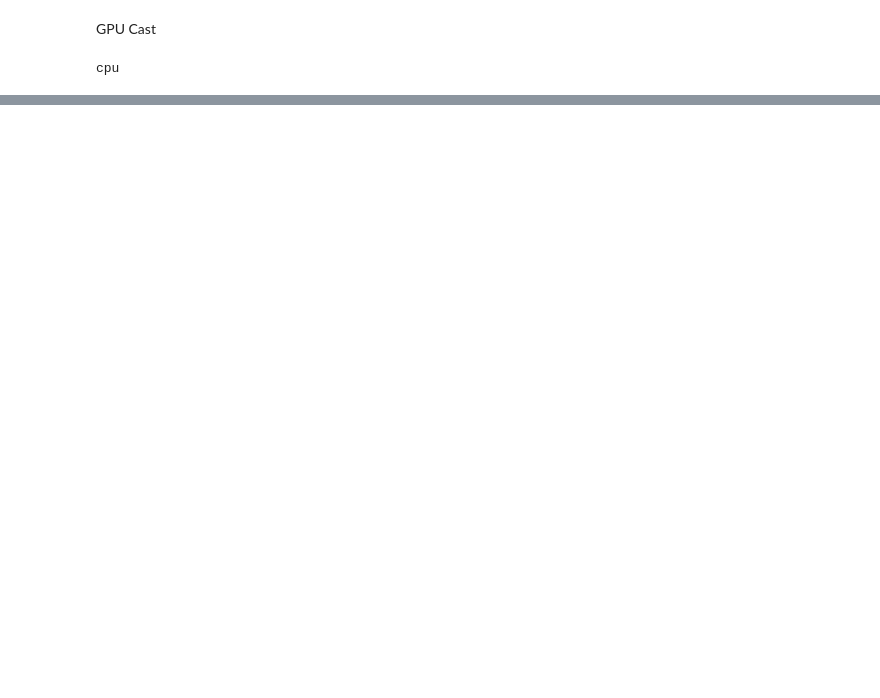
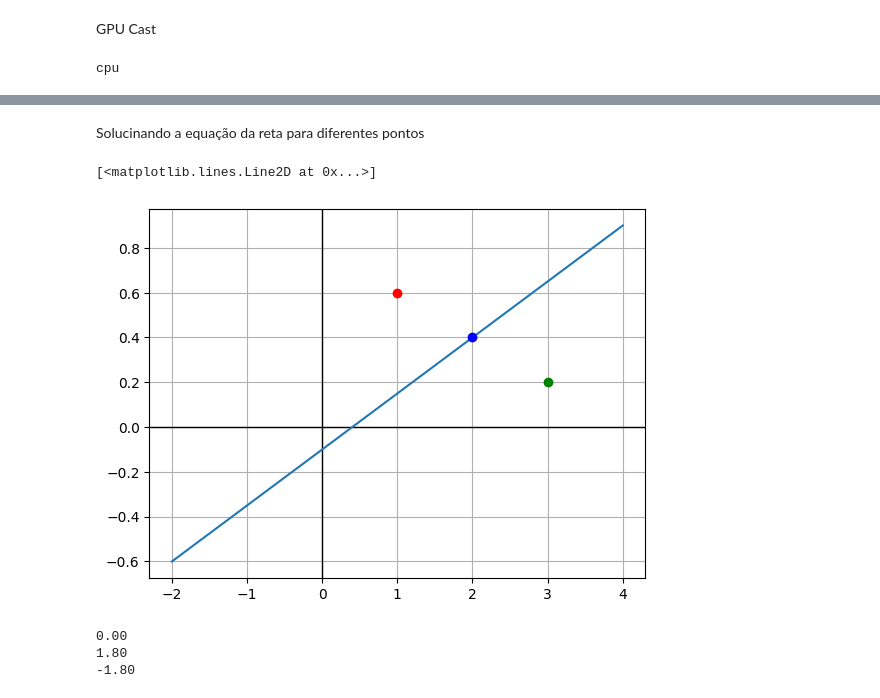
Before and after one commit to Paulofilho08/data-science-portfolio, a Jupyter notebook: Redes beurais.ipynb, the cells around one changed output, grey strips where cells are left out. Saved outputs shown, nothing was run; the diff lists cells and outputs as text; code cells hidden in the pictures; blank space fills up the shorter version.

```diff
--- a/Redes beurais.ipynb
+++ b/Redes beurais.ipynb
@@ -52,0 +74,30 @@ cpu
+# %% [markdown]
+Solucinando a equação da reta para diferentes pontos
+# %%
+p1 = (2, 0.4)
+p2 = (1, 0.6)
+p3 = (3, 0.2)
+ret1 = a*p1[0] + b*p1[1] + c
+ret2 = a*p2[0] + b*p2[1] + c
+ret3 = a*p3[0] + b*p3[1] + c
+
+plotline(a, b, c)
+plt.plot(p1[0], p1[1], color='b', marker='o')
+plt.plot(p2[0], p2[1], color='r', marker='o')
+plt.plot(p3[0], p3[1], color='g', marker='o')
+# %% [output]
+[<matplotlib.lines.Line2D at 0x...>]
+[figure, added]
+# %%
+ret1 = a*p1[0] + b*p1[1] + c
+print("%.2f" % ret1)
+
+ret2 = a*p2[0] + b*p2[1] + c
+print("%.2f" % ret2)
+
+ret3 = a*p3[0] + b*p3[1] + c
+print("%.2f" % ret3)
+# %% [output]
+0.00
+1.80
+-1.80
```
Also changed, not shown: parts of 3 cells of this notebook.
